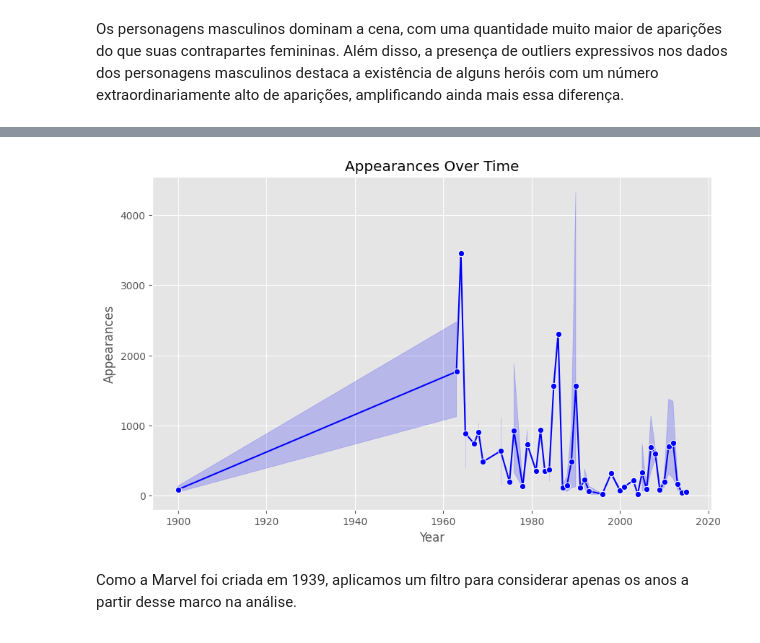
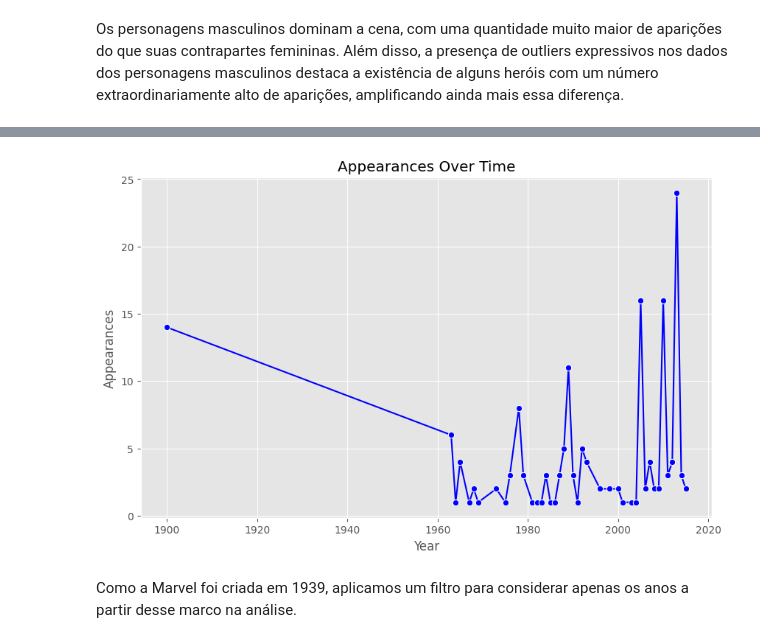
Before and after one commit to ThamyresBrasil82/meu-portfolio, a Jupyter notebook: Avengers.ipynb, the cells around one changed output, grey strips where cells are left out. Saved outputs shown, nothing was run; the diff lists cells and outputs as text; code cells hidden in the pictures.

```diff
--- a/Avengers.ipynb
+++ b/Avengers.ipynb
@@ -173,3 +173,5 @@ plt.show()
 [figure]
 # %% [markdown]
 Os personagens masculinos dominam a cena, com uma quantidade muito maior de aparições do que suas contrapartes femininas. Além disso, a presença de outliers expressivos nos dados dos personagens masculinos destaca a existência de alguns heróis com um número extraordinariamente alto de aparições, amplificando ainda mais essa diferença.
+# %%
+agrupado = df.groupby('Year')['Appearances'].count().reset_index()
@@ -176,15 +192,15 @@ Os personagens masculinos dominam a cena, com uma quantidade muito maior de apar
 # %%
 #Criando o gráfico de linhas
 
 plt.figure(figsize=(10,6))
-sns.lineplot(data=df, x='Year', y='Appearances',color='blue',marker='o')
+sns.lineplot(data=df, x=agrupado['Year'], y=agrupado['Appearances'],color='blue',marker='o')
 plt.title('Appearances Over Time')
 plt.xlabel('Year')
 plt.ylabel('Appearances')
 plt.grid(True)
 plt.show()
 # %% [output]
-[figure, old version]
+[figure, new version]
 # %% [markdown]
 Como a Marvel foi criada em 1939, aplicamos um filtro para considerar apenas os anos a partir desse marco na análise.
 # %%
```
Also changed, not shown: parts of 3 cells of this notebook.
